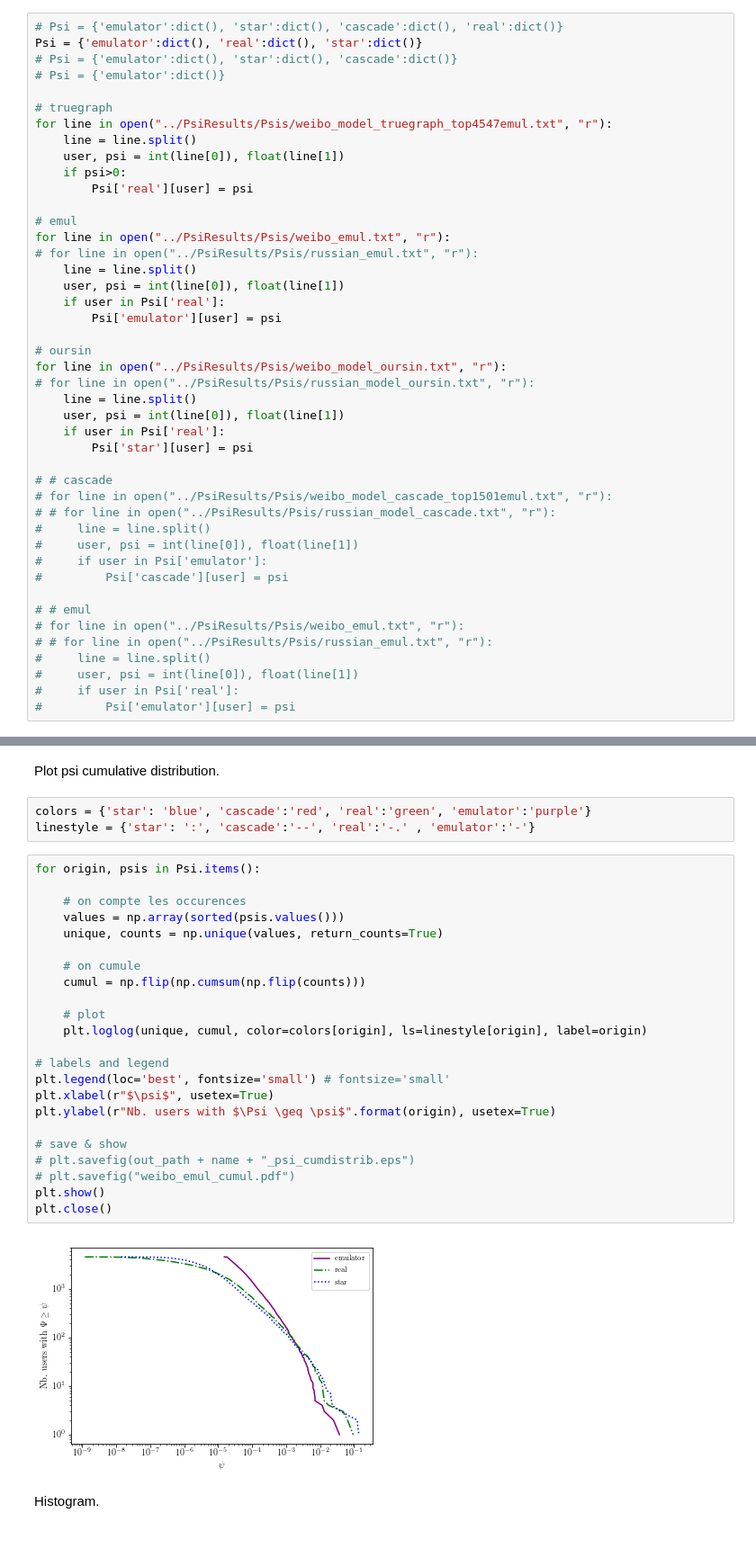
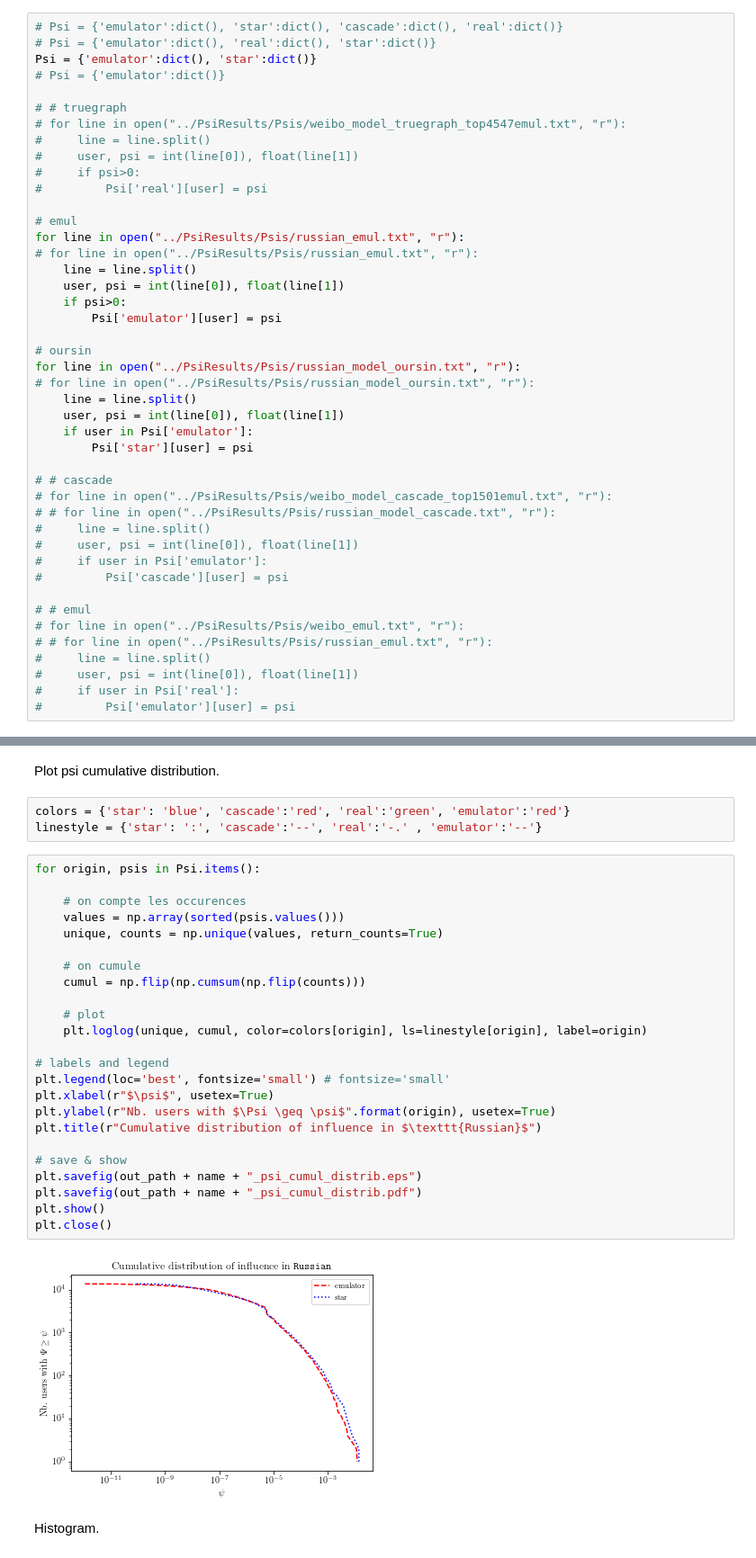
Before and after one commit to yokaiAG/Stage2019, a Jupyter notebook: Code/Journal_plots.ipynb, the cells around one changed output, grey strips where cells are left out. Shown at 90% size. Saved outputs shown, nothing was run; the diff lists cells and outputs as text.

```diff
--- a/Code/Journal_plots.ipynb
+++ b/Code/Journal_plots.ipynb
@@ -103,31 +131,31 @@ plt.close()
 Load influences into dicts.
 # %%
 # Psi = {'emulator':dict(), 'star':dict(), 'cascade':dict(), 'real':dict()}
-Psi = {'emulator':dict(), 'real':dict(), 'star':dict()}
-# Psi = {'emulator':dict(), 'star':dict(), 'cascade':dict()}
+# Psi = {'emulator':dict(), 'real':dict(), 'star':dict()}
+Psi = {'emulator':dict(), 'star':dict()}
 # Psi = {'emulator':dict()}
 
-# truegraph
-for line in open("../PsiResults/Psis/weibo_model_truegraph_top4547emul.txt", "r"):
+# # truegraph
+# for line in open("../PsiResults/Psis/weibo_model_truegraph_top4547emul.txt", "r"):
+#     line = line.split()
+#     user, psi = int(line[0]), float(line[1])
+#     if psi>0:
+#         Psi['real'][user] = psi
+
+# emul
+for line in open("../PsiResults/Psis/russian_emul.txt", "r"):
+# for line in open("../PsiResults/Psis/russian_emul.txt", "r"):
     line = line.split()
     user, psi = int(line[0]), float(line[1])
     if psi>0:
-        Psi['real'][user] = psi
-
-# emul
-for line in open("../PsiResults/Psis/weibo_emul.txt", "r"):
-# for line in open("../PsiResults/Psis/russian_emul.txt", "r"):
-    line = line.split()
-    user, psi = int(line[0]), float(line[1])
-    if user in Psi['real']:
         Psi['emulator'][user] = psi
 
 # oursin
-for line in open("../PsiResults/Psis/weibo_model_oursin.txt", "r"):
+for line in open("../PsiResults/Psis/russian_model_oursin.txt", "r"):
 # for line in open("../PsiResults/Psis/russian_model_oursin.txt", "r"):
     line = line.split()
     user, psi = int(line[0]), float(line[1])
-    if user in Psi['real']:
+    if user in Psi['emulator']:
         Psi['star'][user] = psi
 
 # # cascade
@@ -152,33 +180,34 @@ True
 # %% [markdown]
 Plot psi cumulative distribution.
 # %%
-colors = {'star': 'blue', 'cascade':'red', 'real':'green', 'emulator':'purple'}
-linestyle = {'star': ':', 'cascade':'--', 'real':'-.' , 'emulator':'-'}
+colors = {'star': 'blue', 'cascade':'red', 'real':'green', 'emulator':'red'}
+linestyle = {'star': ':', 'cascade':'--', 'real':'-.' , 'emulator':'--'}
 # %%
 for origin, psis in Psi.items():
 
     # on compte les occurences
     values = np.array(sorted(psis.values()))
     unique, counts = np.unique(values, return_counts=True)
 
     # on cumule
     cumul = np.flip(np.cumsum(np.flip(counts)))
 
     # plot
     plt.loglog(unique, cumul, color=colors[origin], ls=linestyle[origin], label=origin)
 
 # labels and legend
 plt.legend(loc='best', fontsize='small') # fontsize='small'
 plt.xlabel(r"$\psi$", usetex=True)
 plt.ylabel(r"Nb. users with $\Psi \geq \psi$".format(origin), usetex=True)
+plt.title(r"Cumulative distribution of influence in $\texttt{Russian}$")
 
 # save & show
-# plt.savefig(out_path + name + "_psi_cumdistrib.eps")
-# plt.savefig("weibo_emul_cumul.pdf")
+plt.savefig(out_path + name + "_psi_cumul_distrib.eps")
+plt.savefig(out_path + name + "_psi_cumul_distrib.pdf")
 plt.show()
 plt.close()
 # %% [output]
-[figure, old version]
+[figure, new version]
 # %% [markdown]
 Histogram.
 # %%
```
Also changed, not shown: parts of 7 cells of this notebook, 8 other files.
